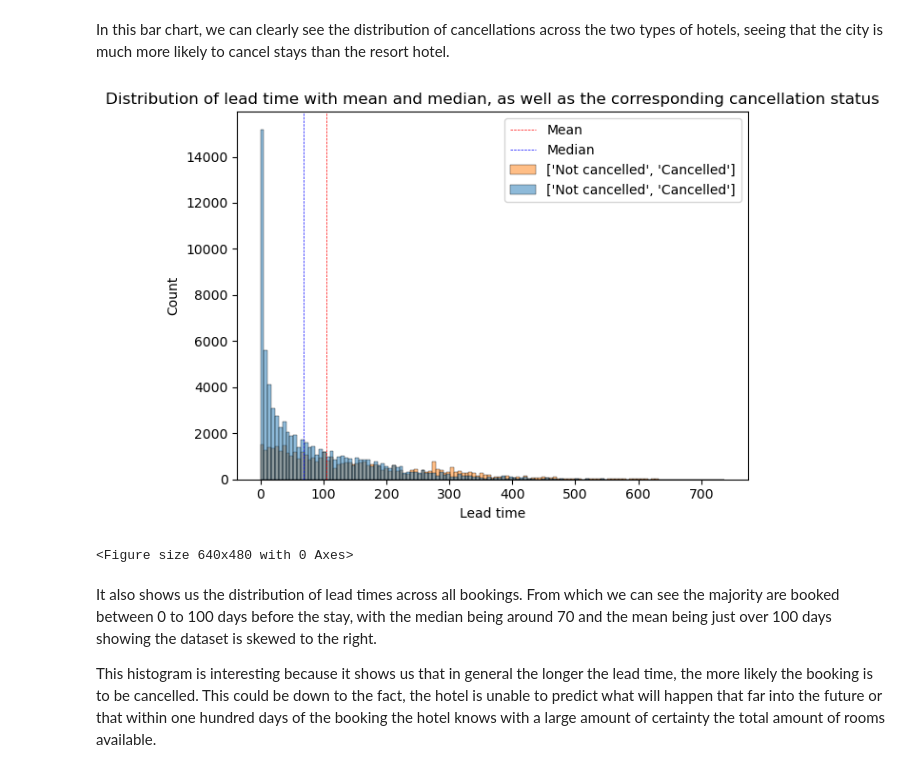
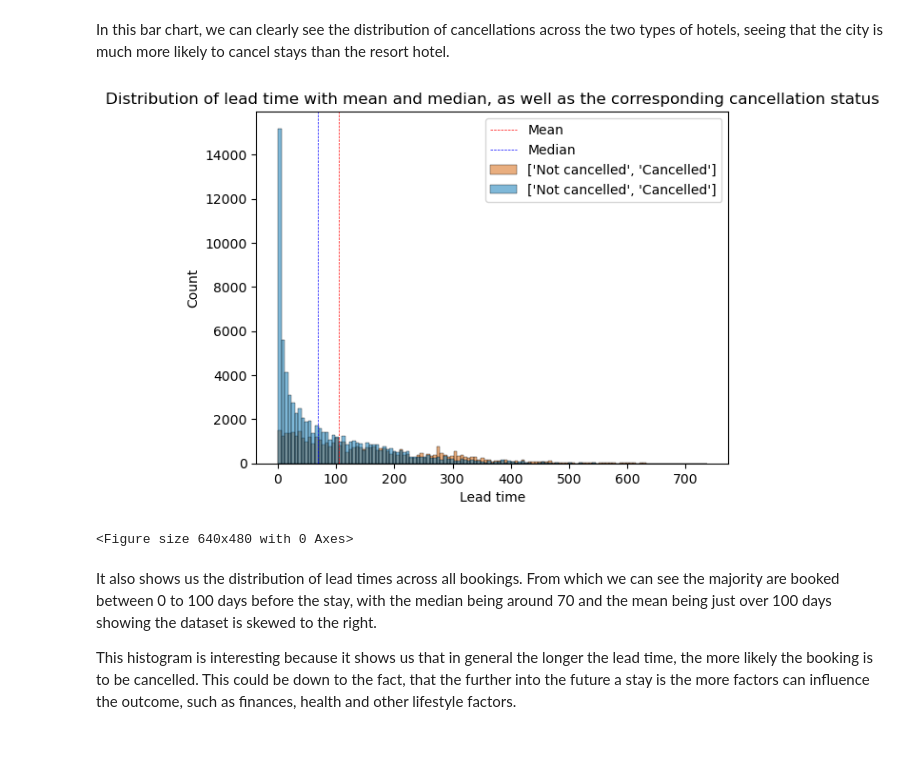
Before and after one commit to phopkinson1/portfolio, a Jupyter notebook: Hotel_Cancellation_Visualization.ipynb, the cells around one changed output. Saved outputs shown, nothing was run; the diff lists cells and outputs as text; code cells hidden in the pictures; blank space fills up the shorter version.

```diff
--- a/Hotel_Cancellation_Visualization.ipynb
+++ b/Hotel_Cancellation_Visualization.ipynb
@@ -122,7 +138,10 @@ plt.clf()
 <Figure size 640x480 with 0 Axes>
 # %%
+#Blue and orange palette
+custom_palette = sns.color_palette(["#0072B2", "#D55E00"])
+
 #Seaborn bar chart
-sns.countplot(x='hotel', hue='is_canceled', data=hb)
+sns.countplot(x='hotel', hue='is_canceled', data=hb, palette=custom_palette)
 
 #Label and title
 plt.xlabel('Hotel')
@@ -138,26 +157,26 @@ plt.clf()
 In this bar chart, we can clearly see the distribution of cancellations across the two types of hotels, seeing that the city is much more likely to cancel stays than the resort hotel.
 # %%
 #Histogram
-sns.histplot(x='lead_time', hue='is_canceled', data=hb, label=['Not cancelled', 'Cancelled'])
+sns.histplot(x='lead_time', hue='is_canceled', data=hb, palette=custom_palette, label=['Not cancelled', 'Cancelled'])
 
 #Add vertical line
 plt.axvline(hb["lead_time"].mean(), color='r', linestyle='dashed', linewidth=0.5, label='Mean')
 plt.axvline(hb["lead_time"].median(), color='b', linestyle='dashed', linewidth=0.5, label='Median')
 
 #Title and label
 plt.xlabel('Lead time')
 plt.title('Distribution of lead time with mean and median, as well as the corresponding cancellation status')
 
 #Add legend
 plt.legend()
 
 #Display
 plt.show()
 plt.clf()
 # %% [output]
-[figure, old version]
+[figure, new version]
 <Figure size 640x480 with 0 Axes>
 # %% [markdown]
 It also shows us the distribution of lead times across all bookings. From which we can see the majority are booked between 0 to 100 days before the stay, with the median being around 70 and the mean being just over 100 days showing the dataset is skewed to the right.
 
-This histogram is interesting because it shows us that in general the longer the lead time, the more likely the booking is to be cancelled. This could be down to the fact, the hotel is unable to predict what will happen that far into the future or that within one hundred days of the booking the hotel knows with a large amount of certainty the total amount of rooms available.
+This histogram is interesting because it shows us that in general the longer the lead time, the more likely the booking is to be cancelled. This could be down to the fact, that the further into the future a stay is the more factors can influence the outcome, such as finances, health and other lifestyle factors.
```
Also changed, not shown: parts of 29 cells of this notebook.
